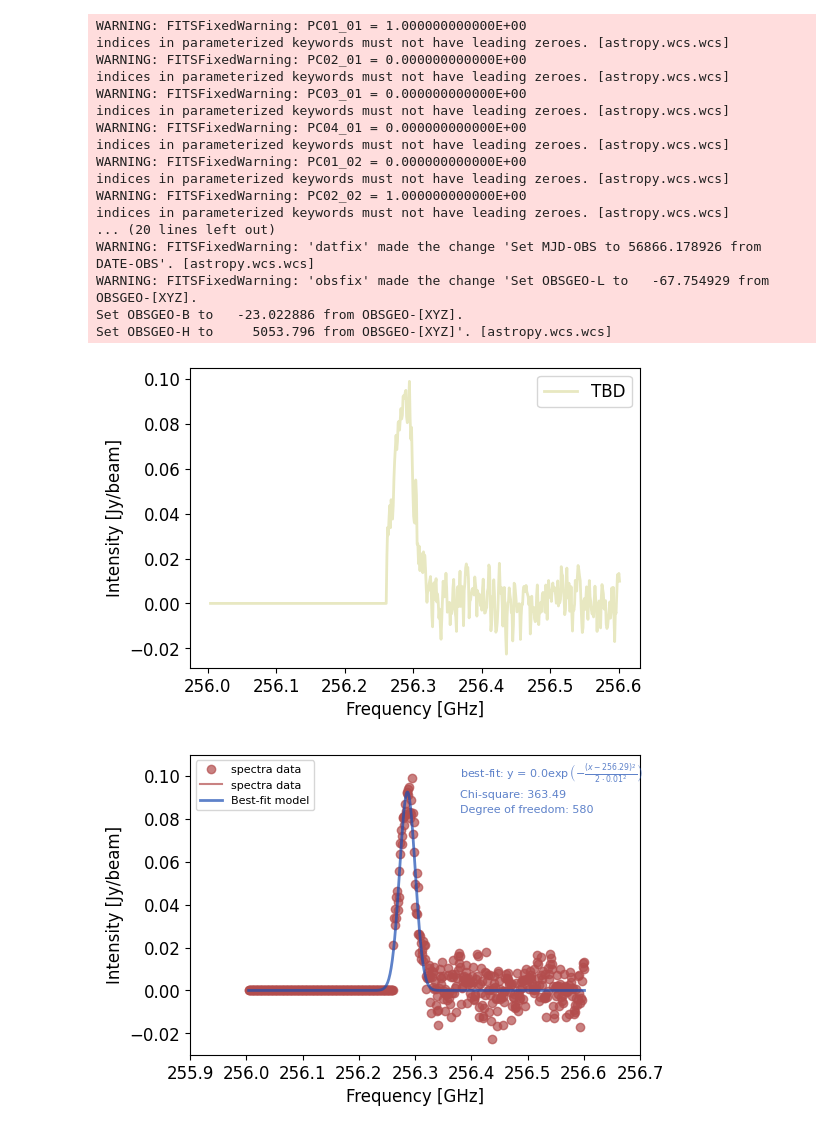
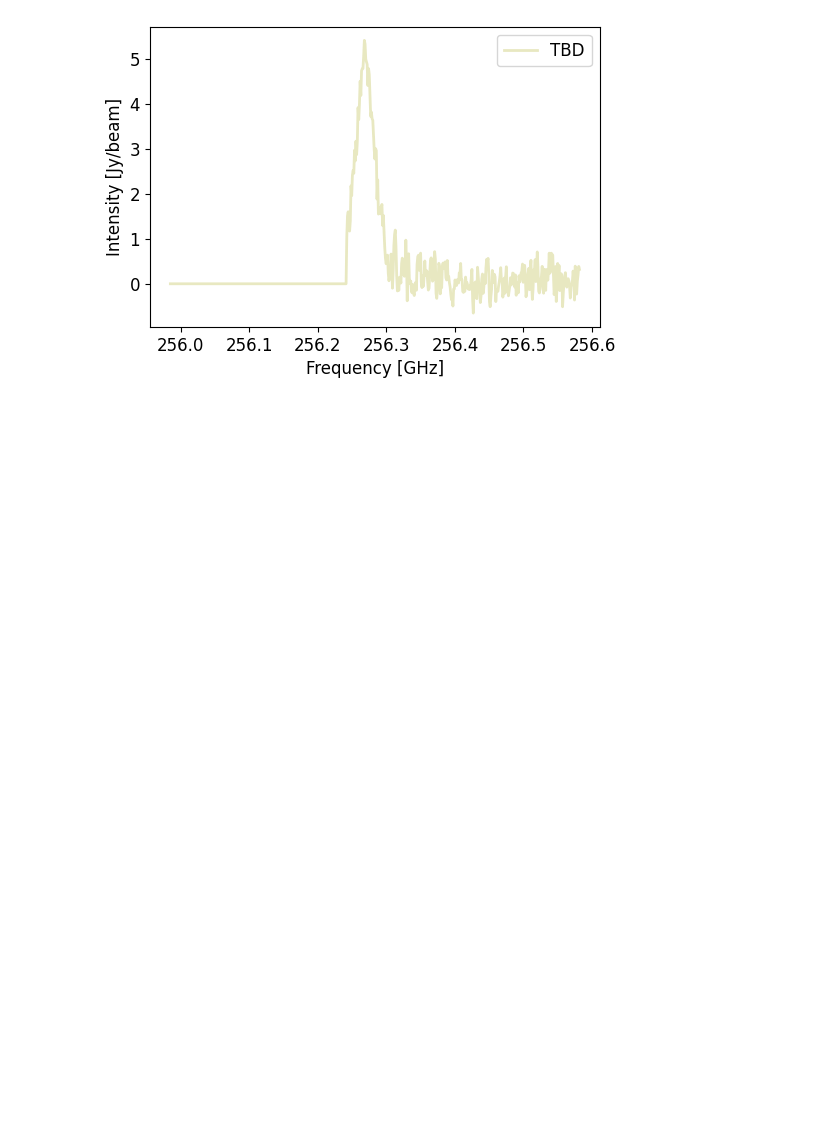
Before and after one commit to tcc2003/astroimagAna, a Jupyter notebook: spectraAna.ipynb, the cells around one changed output. Saved outputs shown, nothing was run; the diff lists cells and outputs as text; code cells hidden in the pictures; blank space fills up the shorter version.

Commit message:
simply stack the spectra

```diff
--- a/spectraAna.ipynb
+++ b/spectraAna.ipynb
@@ -29,6 +29,7 @@ from scipy.optimize import curve_fit
                      figsize         = (6,4),
                      xlabel        = 'Frequency [GHz]'    , xlabel_size = 12, xscale = 'linear',
                      ylabel        = 'Intensity [Jy/beam]', ylabel_size = 12, yscale = 'linear',
+                     datalabel     = 'TBD',
                      fontsize      = 12,
                      plot_ticks     = True,
                        xtick_size = 12, ytick_size = 12,
@@ -100,7 +101,7 @@ from scipy.optimize import curve_fit
                  '-', # symbol shape
                  color=(0.7,0.7,0.2, 0.3), # (R, G, B, transparency), ranged between [0, 1]
                  linewidth = 2.0,
-                 label = "TBD"
+                 label = datalabel
                 )
 
         # Setting the figure legend
@@ -109,7 +110,7 @@ from scipy.optimize import curve_fit
 
 
         if outPDF_filename != 'none':
-            fig.save(outPDF_filename, transparent=True)
+            plt.savefig(outPDF_filename, transparent=True)
 # %%
 def gaussian(x, amp, mean, sigma):
     '''
@@ -437,48 +499,59 @@ class spectraAna:
 # %%
 ############ Major flow of data analysis ###############################
 
 ## Open FITS image cube
 fitscubename = '/home/tcc/DATA/GC_Dspecies/ancillary/H29alpha_7m+12m_natural.image.fits'
 myAnalysis = spectraAna(fitscubename = fitscubename)
 myAnalysis.readfits(verbose = False)
-ypix = 523
-xpix = 425
-intensity_array =  myAnalysis.Ihdu[0].data[0][:, ypix, xpix]
 
 naxis3     = myAnalysis.naxis3
 crpix3     = myAnalysis.crpix3
 cdelt3     = myAnalysis.cdelt3
 crval3     = myAnalysis.crval3
 freq_array = np.zeros( naxis3 )
 freq_array = crval3 + ( np.arange(naxis3) + 1 - crpix3 ) * cdelt3
 
-plot_spectra( freq_array/1e9, intensity_array )
 
-## Loop over all spatial pixels and fit the centroid velocity
-myAnalysis.get_velocity(verbose = False)
+## Choose the intensity arrays without nan
+intensity_list = []
+for xpix in range(420,425):
+    for ypix in range(510,525):
+        intensity_array = myAnalysis.Ihdu[0].data[0][:, ypix, xpix]
 
-## Based on the 2D centroid-velocity map to un-redshift/blueshift spectra
-myAnalysis.unrbshift_spectra(verbose = False)
+        #plot_spectra(
+        #              freq_array/1e9,
+        #              intensity_array,
+        #              datalabel = f'({xpix + 1},{ypix + 1})'
+        #            )
 
-## stack spectra
-myAnalysis.stack_spectra()
+
+
+        if not np.any( np.isnan(intensity_array) ):
+
+            intensity_list.append(intensity_array)
+
+
+## To do the gaussian fitting and unredshift/unblueshift
+filename = 'gaussian_err.log'
+os.system('rm -rf '+ filename)
+with open(filename,'w') as f:
+
+    for intensity_array in intensity_list:
+
+        try:
+            fit_1dgaus( freq_array/1e9, intensity_array , plot=False)
+
+        except:
+            outstring = f'Pixels (i,j)= ({xpix},{ypix})' + ' failed in Gaussian fittings'
+            f.write(out_string)
+
+    f.close()
+
+shift_freq = unredblueshift_spectra(freq_array)
+
+## stack the spectrum with all pixels and plot it
+stack_intensity = np.sum(intensity_list,axis=0)
+plot_spectra(shift_freq/1e9, stack_intensity,
+             outPDF_filename='stacked_spectra.pdf')
 # %% [output]
-WARNING: FITSFixedWarning: PC01_01 = 1.000000000000E+00
-indices in parameterized keywords must not have leading zeroes. [astropy.wcs.wcs]
-WARNING: FITSFixedWarning: PC02_01 = 0.000000000000E+00
-indices in parameterized keywords must not have leading zeroes. [astropy.wcs.wcs]
-WARNING: FITSFixedWarning: PC03_01 = 0.000000000000E+00
-indices in parameterized keywords must not have leading zeroes. [astropy.wcs.wcs]
-WARNING: FITSFixedWarning: PC04_01 = 0.000000000000E+00
-indices in parameterized keywords must not have leading zeroes. [astropy.wcs.wcs]
-WARNING: FITSFixedWarning: PC01_02 = 0.000000000000E+00
-indices in parameterized keywords must not have leading zeroes. [astropy.wcs.wcs]
-WARNING: FITSFixedWarning: PC02_02 = 1.000000000000E+00
-indices in parameterized keywords must not have leading zeroes. [astropy.wcs.wcs]
-... (20 lines left out)
-WARNING: FITSFixedWarning: 'datfix' made the change 'Set MJD-OBS to 56866.178926 from DATE-OBS'. [astropy.wcs.wcs]
-WARNING: FITSFixedWarning: 'obsfix' made the change 'Set OBSGEO-L to   -67.754929 from OBSGEO-[XYZ].
-Set OBSGEO-B to   -23.022886 from OBSGEO-[XYZ].
-Set OBSGEO-H to     5053.796 from OBSGEO-[XYZ]'. [astropy.wcs.wcs]
-[figure, old version]
+[figure, new version]
-[figure, removed]
```
Also changed, not shown: parts of 11 cells of this notebook, 2 other files.
